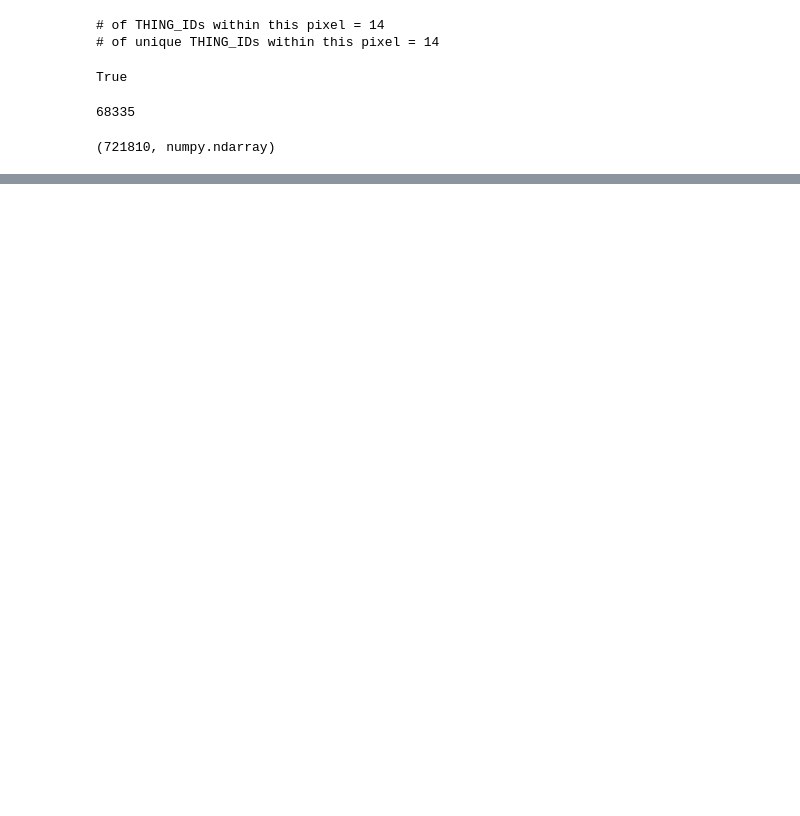
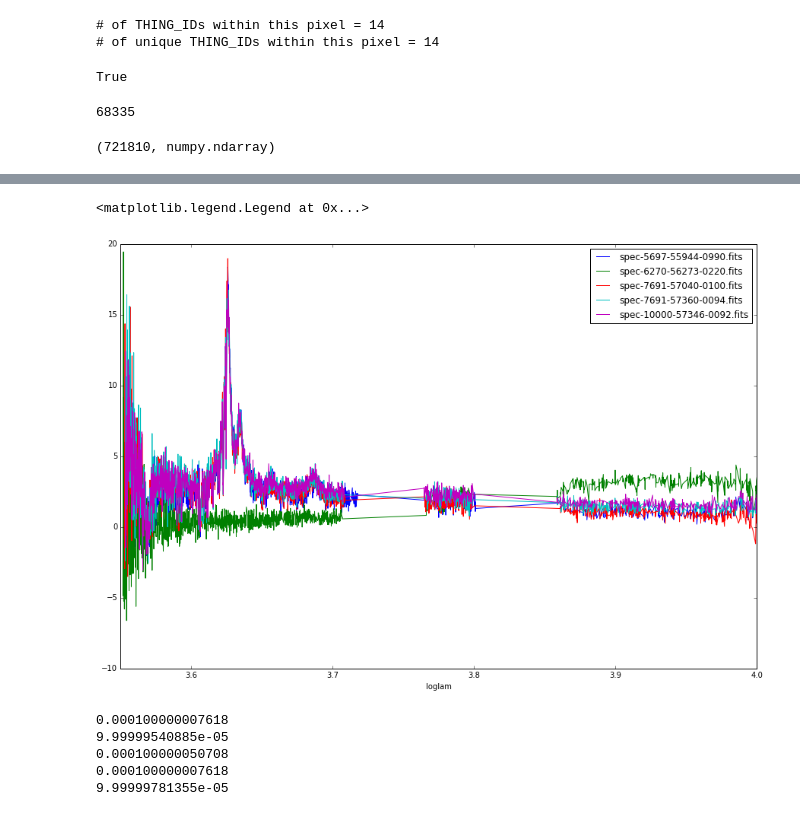
Before and after one commit to slosar/ForetFusion, a Jupyter notebook: sdss_catalog.ipynb, the cells around one changed output, grey strips where cells are left out. Saved outputs shown, nothing was run; the diff lists cells and outputs as text; code cells hidden in the pictures; blank space fills up the shorter version.

Commit message:
coading flux measurements

```diff
--- a/sdss_catalog.ipynb
+++ b/sdss_catalog.ipynb
@@ -195,0 +208,8 @@ all_qso.query('THING_ID == 341840093')
+# %%
+files_1= 'spec-5697-55944-0990.fits'
+files_2= 'spec-6270-56273-0220.fits'
+files_3= 'spec-7691-57040-0100.fits'
+files_4= 'spec-7691-57360-0094.fits'
+files_5= 'spec-10000-57346-0092.fits'
+fits = fitsio.FITS(files_2)
+fits[0].read_header() #['COEFF0']
@@ -195,0 +234,18 @@ all_qso.query('THING_ID == 341840093')
+# %%
+def read_flux(files):
+    fits = fitsio.FITS(files)
+    cols = ['flux','loglam','ivar','and_mask','or_mask', 'sky', 'wdisp', 'model']
+    d = {col: fits[1][col].read().byteswap().newbyteorder() for col in cols}
+    df = pd.DataFrame(d)
+    return df
+# %%
+files =(files_1, files_2, files_3, files_4, files_5)
+dt_s=[]
+for l in files:
+        dt_x = read_flux(l).set_index('loglam')
+        dt_s.append(dt_x)
+# %%
+# Masking
+mask=[]
+for s in dt_s:
+    mask.append(s.query('and_mask==0 & or_mask==0').copy())
@@ -195,0 +262,25 @@ all_qso.query('THING_ID == 341840093')
+# %%
+fig = plt.figure(figsize = (15, 10))
+xlimits = [3.55,4]
+ylimits = [-10,20]
+for i in range(4):
+    mask[i]['flux'].plot(label=files[i])
+mask[4]['flux'].plot(xlim=xlimits, ylim=ylimits, label=files_5)
+plt.legend(loc='best')
+# %% [output]
+<matplotlib.legend.Legend at 0x...>
+[figure, added]
+# %%
+#print [len(mask[i]) for i in range(5)]
+#for i in range(5):
+#    print (mask[i].index.values.min()- mask[i].index.values.max())/len(mask[i])
+for i in range(5):
+    x=dt_s[i].index.values
+
+    print (x[-1]-x[0])/(len(x)-1)
+# %% [output]
+0.000100000007618
+9.99999540885e-05
+0.000100000050708
+0.000100000007618
+9.99999781355e-05
```
Also changed, not shown: parts of 7 cells of this notebook.
